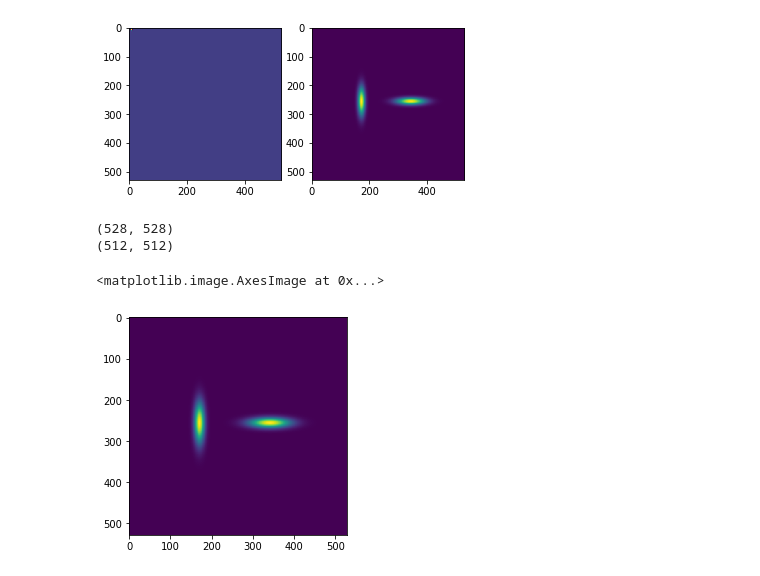
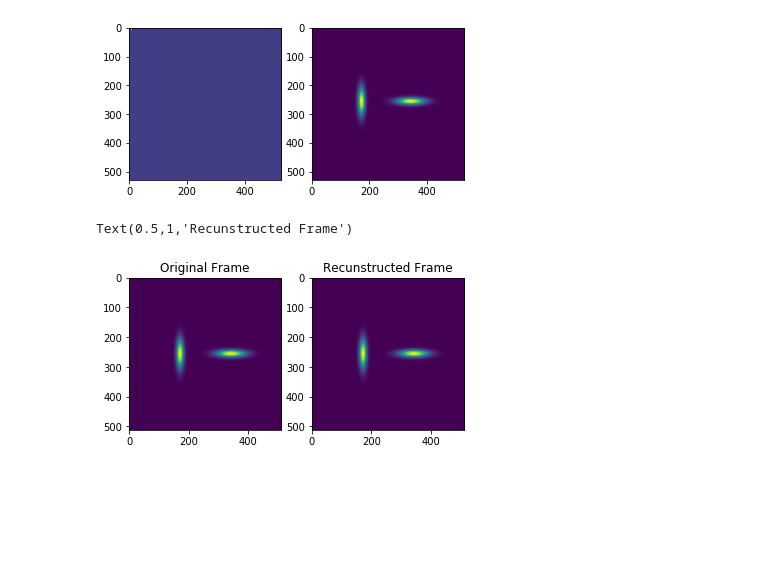
Before and after one commit to Aral-Sarrafi/Phase-Based-Video-Processing, a Jupyter notebook: PMM_Gabor.ipynb, the cells around one changed output. Drawn from its saved outputs; the diff is of its cells as text; code cells hidden in the pictures; blank space fills up the shorter version.

Commit message:
Recunstruction is checked.

```diff
--- a/PMM_Gabor.ipynb
+++ b/PMM_Gabor.ipynb
@@ -142,14 +142,20 @@ axs[1].imshow(frame1_pad)
 # %%
 conv1 = convolve2d(frame1, G0)
 #
+eps = 10**(-10)
+recuns = np.fft.ifft2(np.fft.fft2(conv1)/(np.fft.fft2(G0_pad) + eps))
+recuns = np.real(recuns[0:Rows_img,0:Cols_img])
 
-recuns = np.fft.ifft2(np.fft.fft2(conv1)/(np.fft.fft2(G0_pad) + 0.000001))
+recuns_error = abs(recuns - frame1)
 
-print(recuns.shape)
-print(frame1.shape)
-plt.imshow(np.real(recuns))
+fig, axs = plt.subplots(1,2)
+
+axs.ravel()
+
+axs[0].imshow(frame1)
+axs[0].set_title('Original Frame')
+axs[1].imshow(recuns)
+axs[1].set_title('Recunstructed Frame')
 # %% [output]
-(528, 528)
-(512, 512)
+Text(0.5,1,'Recunstructed Frame')
-<matplotlib.image.AxesImage at 0x...>
-[figure, old version]
+[figure, new version]
```
